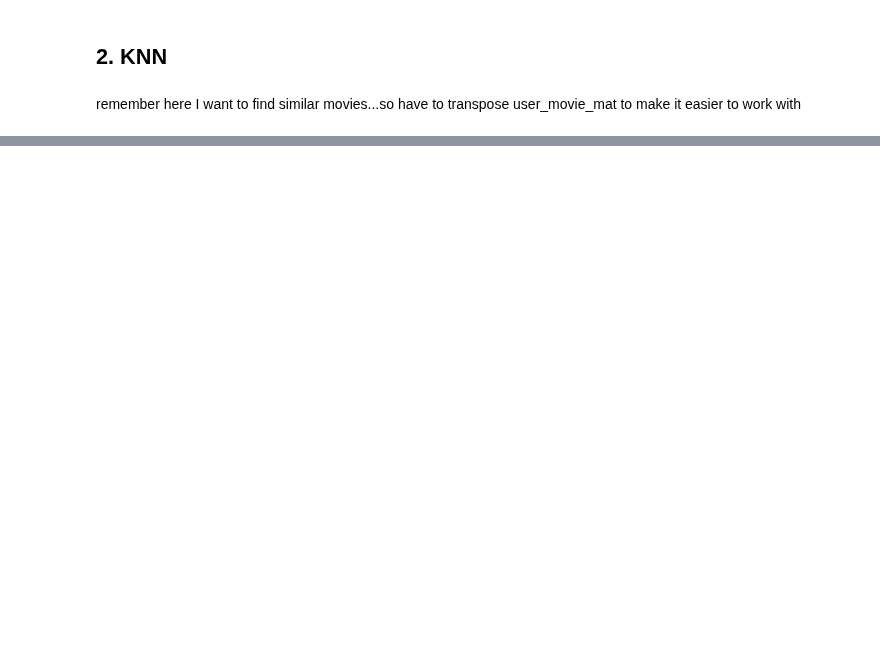
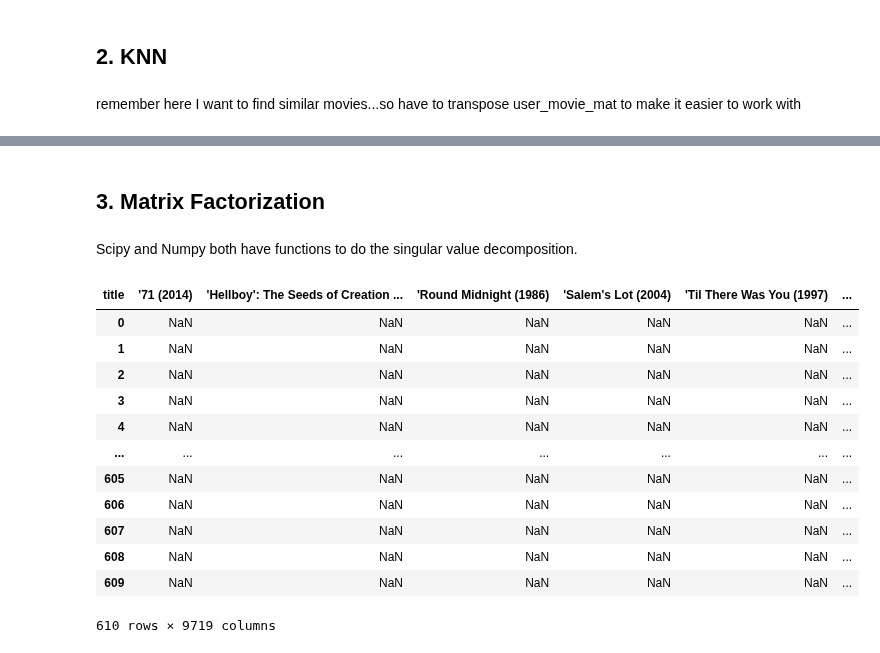
Before and after one commit to Amirosimani/Machine_Learning_Pratt, a Jupyter notebook: labs/lab_rec_engines.ipynb, the cells around one changed output, grey strips where cells are left out. Saved outputs shown, nothing was run; the diff lists cells and outputs as text; code cells hidden in the pictures; blank space fills up the shorter version.

```diff
--- a/labs/lab_rec_engines.ipynb
+++ b/labs/lab_rec_engines.ipynb
@@ -183,0 +310,30 @@ print(itemgetter(*sim_movies)(knn_mat.index.tolist()))
+# %% [markdown]
+## 3. Matrix Factorization
+# %% [markdown]
+Scipy and Numpy both have functions to do the singular value decomposition.
+# %%
+from scipy.sparse.linalg import svds
+U, sigma, Vt = svds(user_movie_mat, k = 50)
+# %%
+# convert sigma to the diagonal matrix form.
+sigma = np.diag(sigma)
+# %%
+all_user_predicted_ratings = np.dot(np.dot(U, sigma), Vt)
+# %%
+preds_df = pd.DataFrame(all_user_predicted_ratings, columns = user_movie_mat.columns)
+# %%
+preds_df[preds_df > 0]
+# %% [output]
+| title | '71 (2014) | 'Hellboy': The Seeds of Creation ... | 'Round Midnight (1986) | 'Salem's Lot (2004) | 'Til There Was You (1997) | ... |
+| 0 | NaN | NaN | NaN | NaN | NaN | ... |
+| 1 | NaN | NaN | NaN | NaN | NaN | ... |
+| 2 | NaN | NaN | NaN | NaN | NaN | ... |
+| 3 | NaN | NaN | NaN | NaN | NaN | ... |
+| 4 | NaN | NaN | NaN | NaN | NaN | ... |
+| ... | ... | ... | ... | ... | ... | ... |
+| 605 | NaN | NaN | NaN | NaN | NaN | ... |
+| 606 | NaN | NaN | NaN | NaN | NaN | ... |
+| 607 | NaN | NaN | NaN | NaN | NaN | ... |
+| 608 | NaN | NaN | NaN | NaN | NaN | ... |
+| 609 | NaN | NaN | NaN | NaN | NaN | ... |
+610 rows × 9719 columns
```
Also changed, not shown: parts of 29 cells of this notebook.
